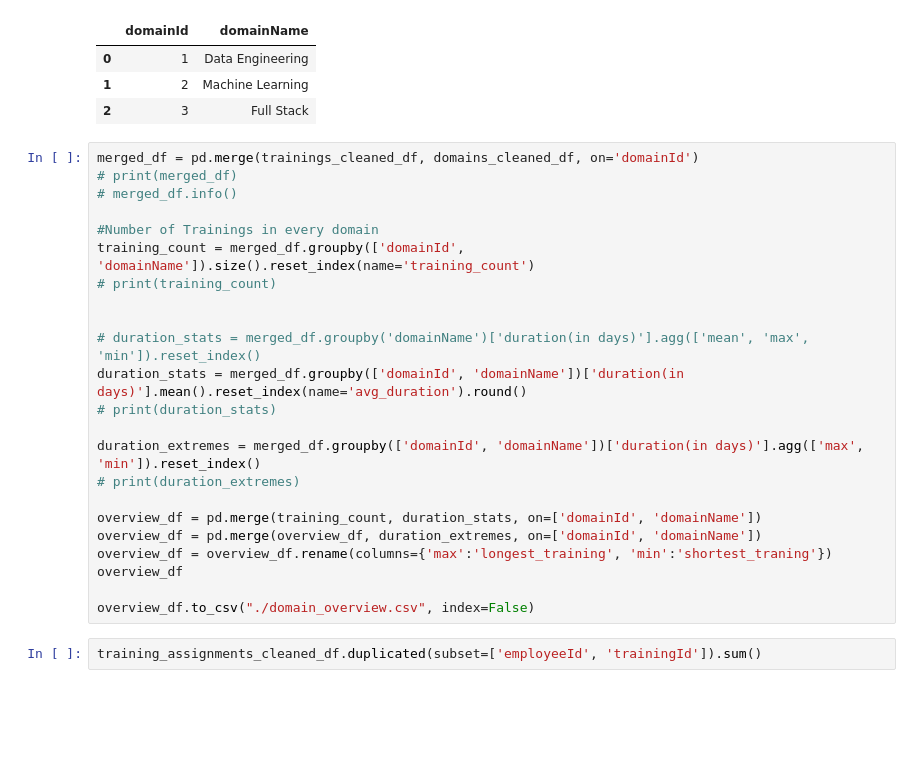
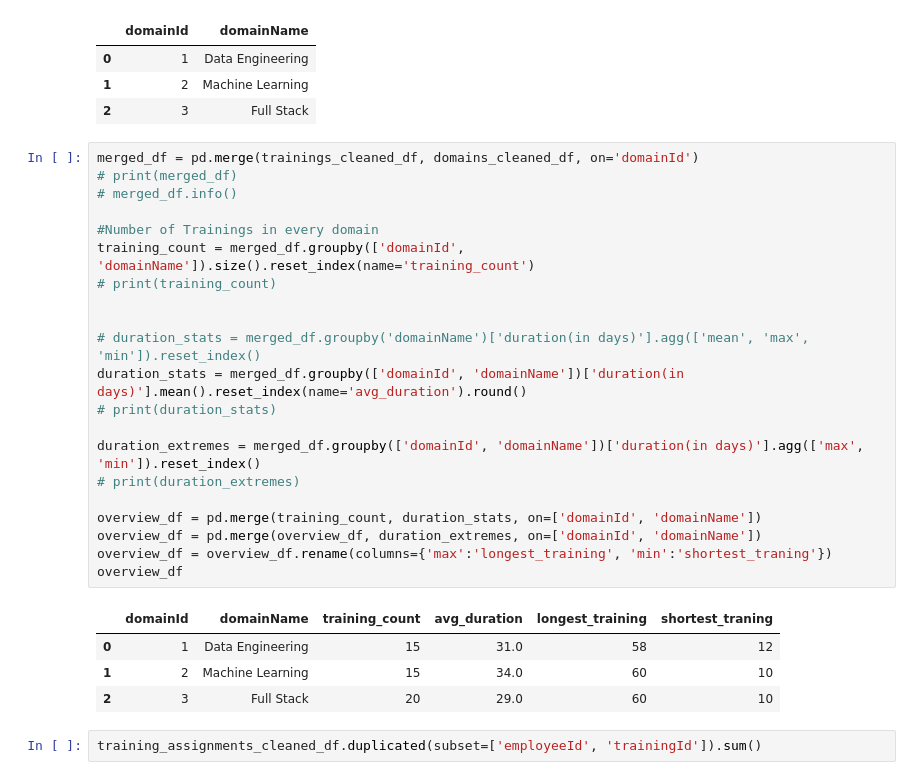
Before and after one commit to vaibhavJman/final-project, a Jupyter notebook: Data_Engineering/03Transform/transform_data.ipynb, the cells around one changed output. Drawn from its saved outputs; the diff is of its cells as text; blank space fills up the shorter version.

```diff
--- a/Data_Engineering/03Transform/transform_data.ipynb
+++ b/Data_Engineering/03Transform/transform_data.ipynb
@@ -217,26 +226,29 @@ domains_cleaned_df
 # %%
 merged_df = pd.merge(trainings_cleaned_df, domains_cleaned_df, on='domainId')
 # print(merged_df)
 # merged_df.info()
 
 #Number of Trainings in every domain
 training_count = merged_df.groupby(['domainId', 'domainName']).size().reset_index(name='training_count')
 # print(training_count)
 
 
 # duration_stats = merged_df.groupby('domainName')['duration(in days)'].agg(['mean', 'max', 'min']).reset_index()
 duration_stats = merged_df.groupby(['domainId', 'domainName'])['duration(in days)'].mean().reset_index(name='avg_duration').round()
 # print(duration_stats)
 
 duration_extremes = merged_df.groupby(['domainId', 'domainName'])['duration(in days)'].agg(['max', 'min']).reset_index()
 # print(duration_extremes)
 
 overview_df = pd.merge(training_count, duration_stats, on=['domainId', 'domainName'])
 overview_df = pd.merge(overview_df, duration_extremes, on=['domainId', 'domainName'])
 overview_df = overview_df.rename(columns={'max':'longest_training', 'min':'shortest_traning'})
 overview_df
-
-overview_df.to_csv("./domain_overview.csv", index=False)
+# %% [output]
+|  | domainId | domainName | training_count | avg_duration | longest_training | shortest_traning |
+| 0 | 1 | Data Engineering | 15 | 31.0 | 58 | 12 |
+| 1 | 2 | Machine Learning | 15 | 34.0 | 60 | 10 |
+| 2 | 3 | Full Stack | 20 | 29.0 | 60 | 10 |
 # %%
 training_assignments_cleaned_df.duplicated(subset=['employeeId', 'trainingId']).sum()
 # %% [output]
```
Also changed, not shown: parts of 8 cells of this notebook, 25 other files.
